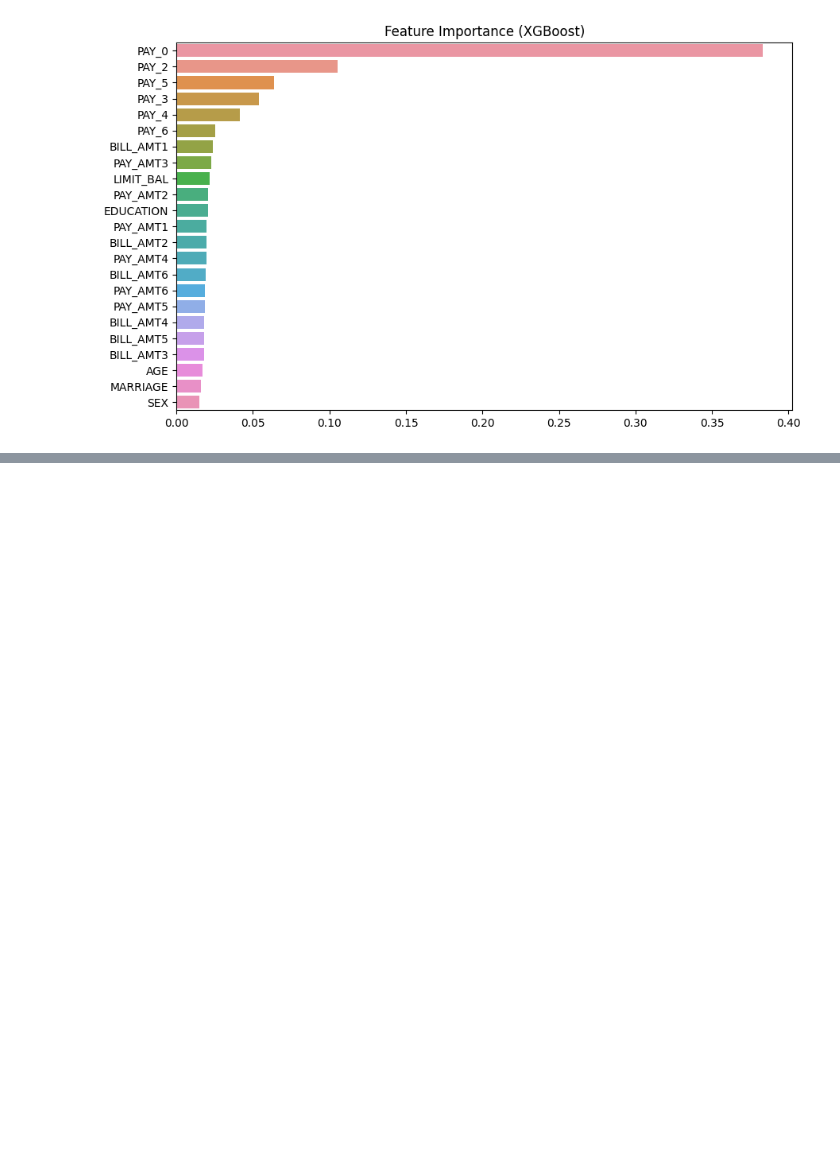
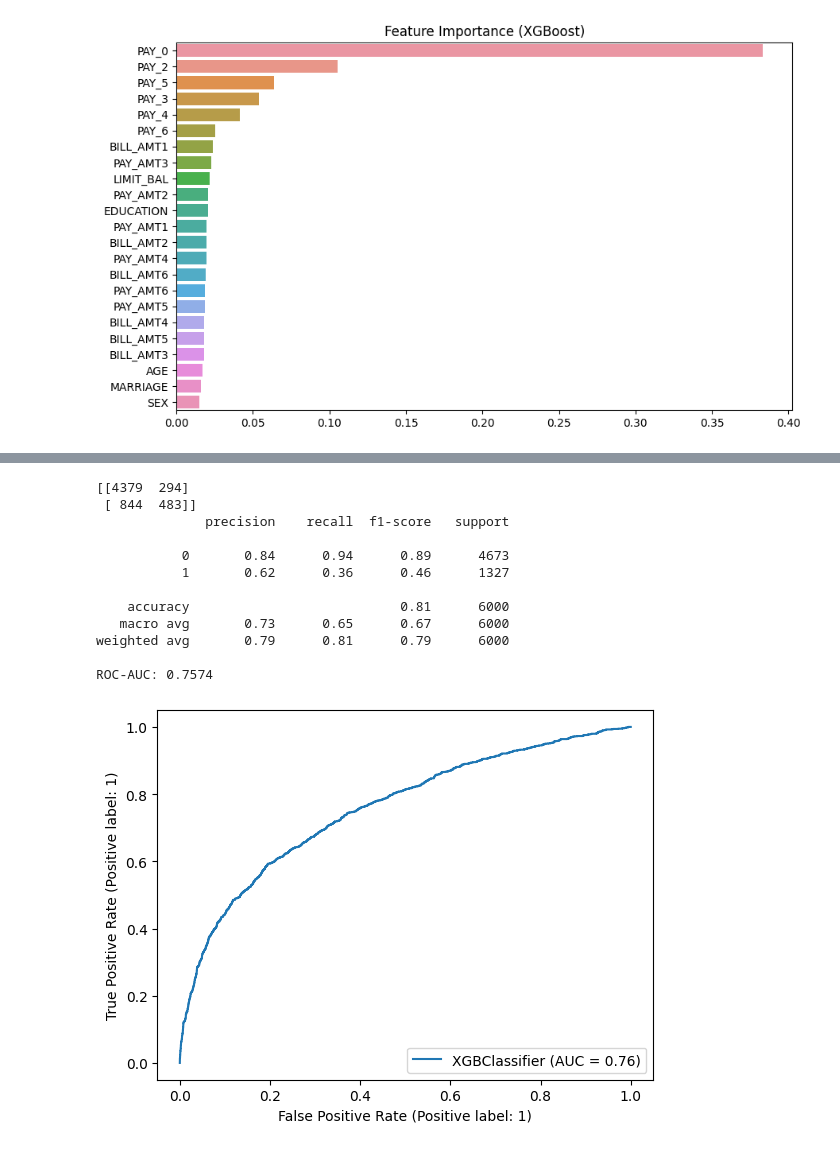
Before and after one commit to dinhdat07/credit_scoring_model, a Jupyter notebook: credit-scoring-model-xgboost.ipynb, the cells around one changed output, grey strips where cells are left out. Cells and saved outputs as stored; diff of their text form; code cells hidden in the pictures; blank space fills up the shorter version.

Commit message:
from Kaggle Notebook, credit-default-xgb-v2-gridsearch: enhanced model performance with GridSearchCV and feature selection from engineered variables

```diff
--- a/credit-scoring-model-xgboost.ipynb
+++ b/credit-scoring-model-xgboost.ipynb
@@ -154,3 +154,20 @@ plt.title("Feature Importance (XGBoost)")
 plt.show()
 # %% [output]
 [figure]
+# %%
+X["TOTAL_PAY_AMT"] = X[["PAY_AMT1", "PAY_AMT2", "PAY_AMT3",
+                          "PAY_AMT4", "PAY_AMT5", "PAY_AMT6"]].sum(axis=1)
+
+X["TOTAL_BILL_AMT"] = X[["BILL_AMT1", "BILL_AMT2", "BILL_AMT3",
+                           "BILL_AMT4", "BILL_AMT5", "BILL_AMT6"]].sum(axis=1)
+
+# X["PAY_RATIO"] = X["TOTAL_PAY_AMT"] / (X["TOTAL_BILL_AMT"] + 1)
+# X.head()
+# %%
+scaler = StandardScaler()
+X_scaled = scaler.fit_transform(X)
+X_train, X_test, y_train, y_test = train_test_split(
+    X_scaled, y, test_size=0.2, random_state=42, stratify=y
+)
+model = XGBClassifier(use_label_encoder=False, eval_metric='logloss')
+model.fit(X_train, y_train)
@@ -156,0 +186,26 @@ plt.show()
+# %%
+y_pred = model.predict(X_test)
+y_proba = model.predict_proba(X_test)[:,1]
+
+print(confusion_matrix(y_test, y_pred))
+print(classification_report(y_test, y_pred))
+
+roc_auc = roc_auc_score(y_test, y_proba)
+print(f'ROC-AUC: {roc_auc:.4f}')
+
+RocCurveDisplay.from_estimator(model, X_test, y_test)
+plt.show()
+# %% [output]
+[[4379  294]
+ [ 844  483]]
+              precision    recall  f1-score   support
+
+           0       0.84      0.94      0.89      4673
+           1       0.62      0.36      0.46      1327
+
+    accuracy                           0.81      6000
+   macro avg       0.73      0.65      0.67      6000
+weighted avg       0.79      0.81      0.79      6000
+
+ROC-AUC: 0.7574
+[figure, added]
```
Also changed, not shown: parts of 8 cells of this notebook.
